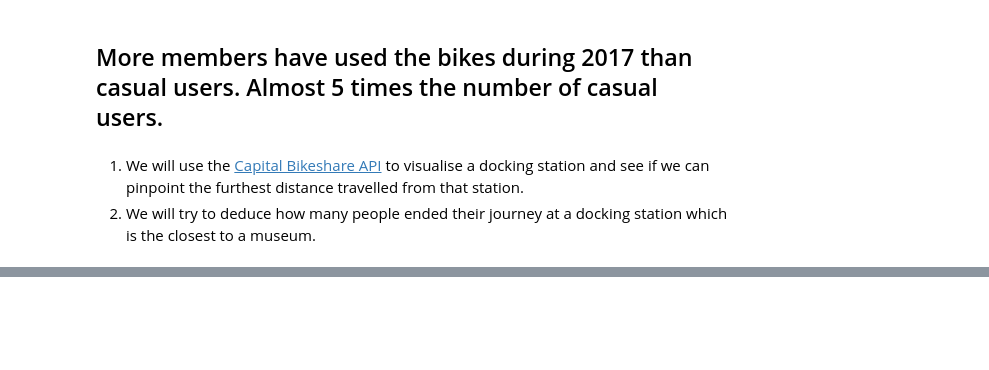
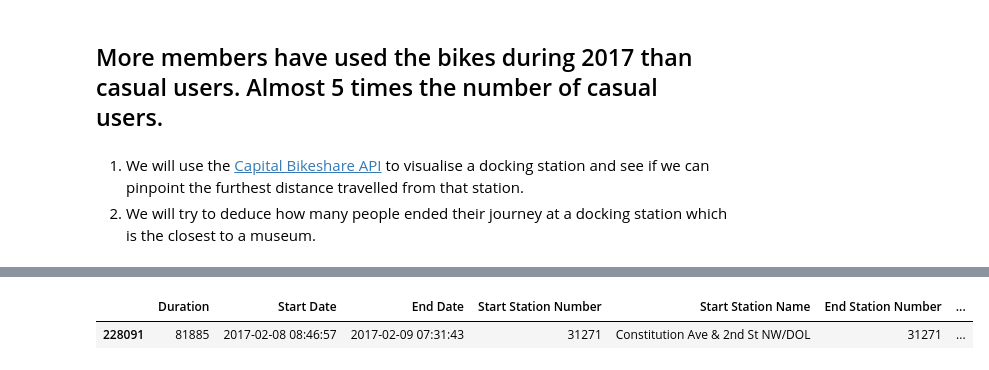
Before and after one commit to Urban-Analytics/SmartSocialCity, a Jupyter notebook: Machine Learning/Bike Sharing Project/data_modelling_bike_sharing_london.ipynb, the cells around one changed output, grey strips where cells are left out. Drawn from its saved outputs; the diff is of its cells as text; code cells hidden in the pictures; blank space fills up the shorter version.

```diff
--- a/Machine Learning/Bike Sharing Project/data_modelling_bike_sharing_london.ipynb
+++ b/Machine Learning/Bike Sharing Project/data_modelling_bike_sharing_london.ipynb
@@ -334,0 +347,6 @@ print(counter('Member Type', 'Casual'))
+# %%
+#Now we want to see the furthest distance travelled from the station 31271. We first assign the rows with the station
+#start number = 31271 to the variable list_of_stations.
+list_of_stations = dataframe_washington.loc[dataframe_washington['Start Station Number'] == 31271, :]
+#We now run the max() function on the `Duration` column to return the maximum duration
+list_of_stations['Duration'].max()
@@ -334,0 +357,5 @@ print(counter('Member Type', 'Casual'))
+# %%
+list_of_stations.loc[list_of_stations['Duration'] == 81885]
+# %% [output]
+|  | Duration | Start Date | End Date | Start Station Number | Start Station Name | End Station Number | ... |
+| 228091 | 81885 | 2017-02-08 08:46:57 | 2017-02-09 07:31:43 | 31271 | Constitution Ave & 2nd St NW/DOL | 31271 | ... |
```
Also changed, not shown: parts of 4 cells of this notebook.
